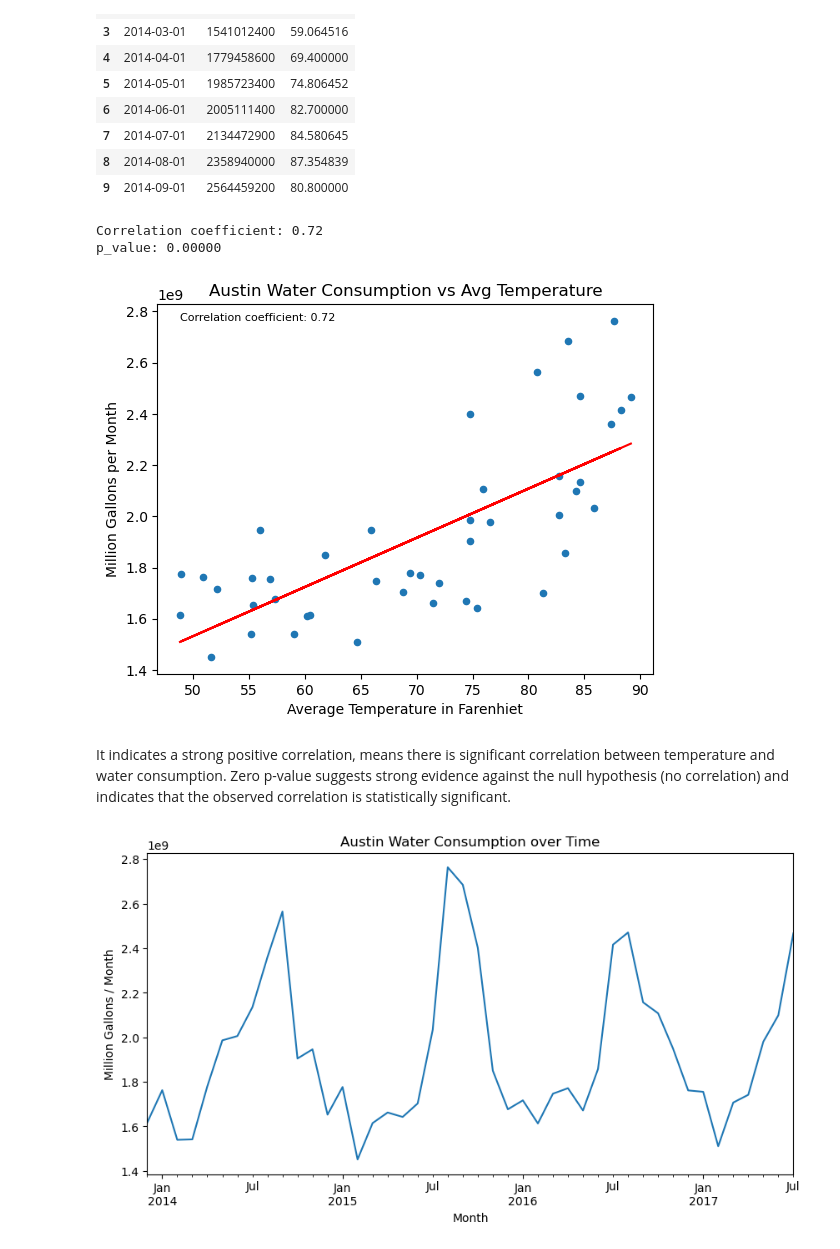
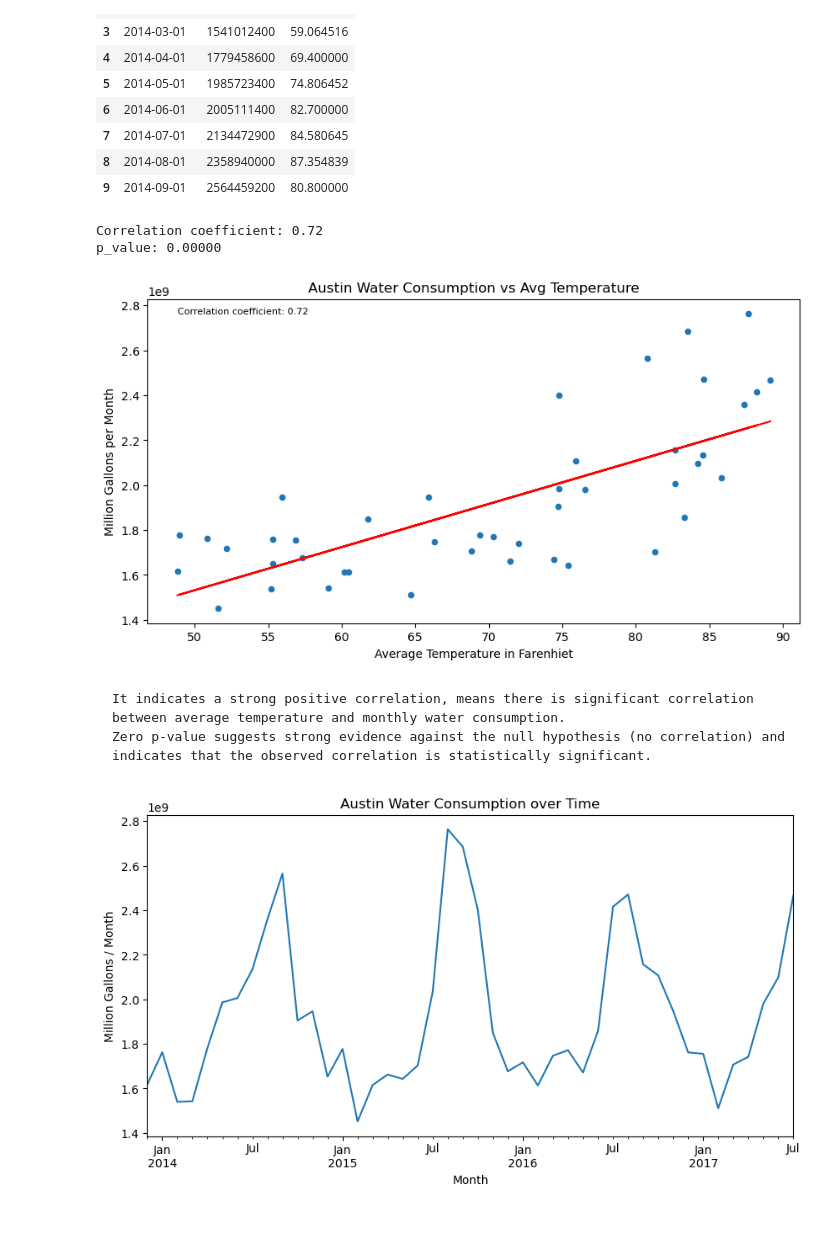
Before and after one commit to kadyepley/project-one, a Jupyter notebook: Austin_Weather_Water/austin_weather_water.ipynb, the cells around one changed output. Saved outputs shown, nothing was run; the diff lists cells and outputs as text; code cells hidden in the pictures; blank space fills up the shorter version.

```diff
--- a/Austin_Weather_Water/austin_weather_water.ipynb
+++ b/Austin_Weather_Water/austin_weather_water.ipynb
@@ -113,39 +113,39 @@ merged_df.head(10)
 # Set 'Date' column as the index
 date_index_df = merged_df.set_index('Date', inplace=False)
 # Create the scatter plot
-date_index_df.plot(kind='scatter', x='TempAvgF', y='Total Gallons')
+date_index_df.plot(kind='scatter', x='TempAvgF', y='Total Gallons',figsize=(10, 5))
 # Add labels and title
 plt.xlabel('Average Temperature in Farenhiet')
 plt.ylabel('Million Gallons per Month')
 plt.title('Austin Water Consumption vs Avg Temperature')
 correlation = st.pearsonr(date_index_df['Total Gallons'],date_index_df['TempAvgF'])
 
 # Calculate correlation coefficient
 correlation_coefficient = correlation[0]
 correlation_text = f'Correlation coefficient: {correlation_coefficient:.2f}'
 p_value = correlation[1]
 p_value_text=f'p_value: {p_value:.5f}'
 
 print(correlation_text)
 print(p_value_text)
 # Add correlation text to the plot
 plt.text(merged_df['TempAvgF'].min(), merged_df['Total Gallons'].max(), correlation_text, fontsize=8)
 
 # # Perform linear regression
 (slope, intercept, rvalue, pvalue, stderr) = linregress( merged_df['TempAvgF'],merged_df['Total Gallons'])
 regress_values = merged_df['TempAvgF'] * slope + intercept # (xm + y)
 
 # # generate line plot (color is red and solid)
 plt.plot(merged_df['TempAvgF'],regress_values,"r-")
 # Display the plot
 plt.show()
 # %% [output]
 Correlation coefficient: 0.72
 p_value: 0.00000
-[figure, old version]
+[figure, new version]
 # %% [markdown]
-It indicates a strong positive correlation, means there is significant correlation between temperature and water consumption.
-Zero p-value suggests strong evidence against the null hypothesis (no correlation) and indicates that the observed correlation is statistically significant.
+    It indicates a strong positive correlation, means there is significant correlation between average temperature and monthly water consumption.
+    Zero p-value suggests strong evidence against the null hypothesis (no correlation) and indicates that the observed correlation is statistically significant.
 # %%
 
 # Set 'Date' column as the index
```
Also changed, not shown: parts of 3 cells of this notebook.
